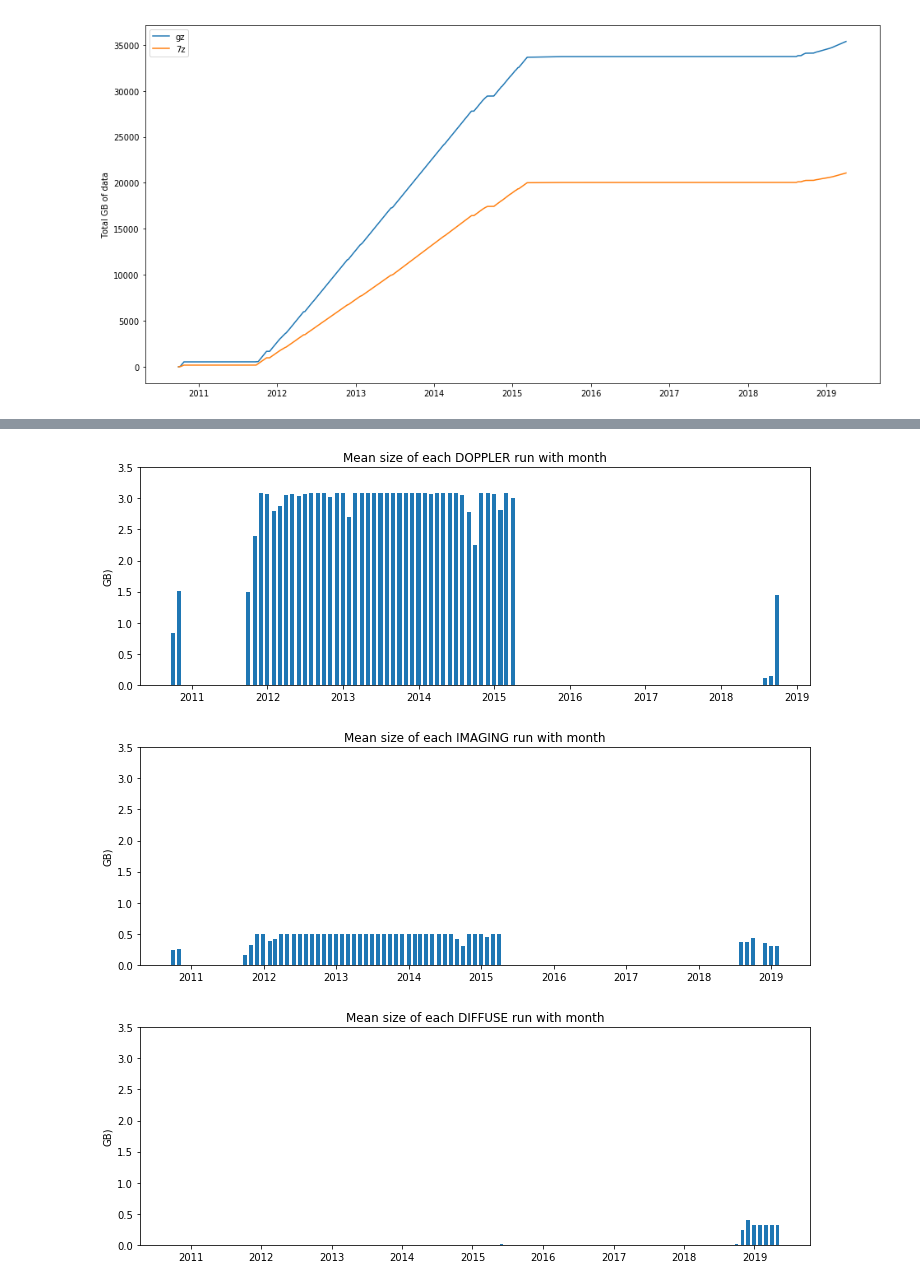
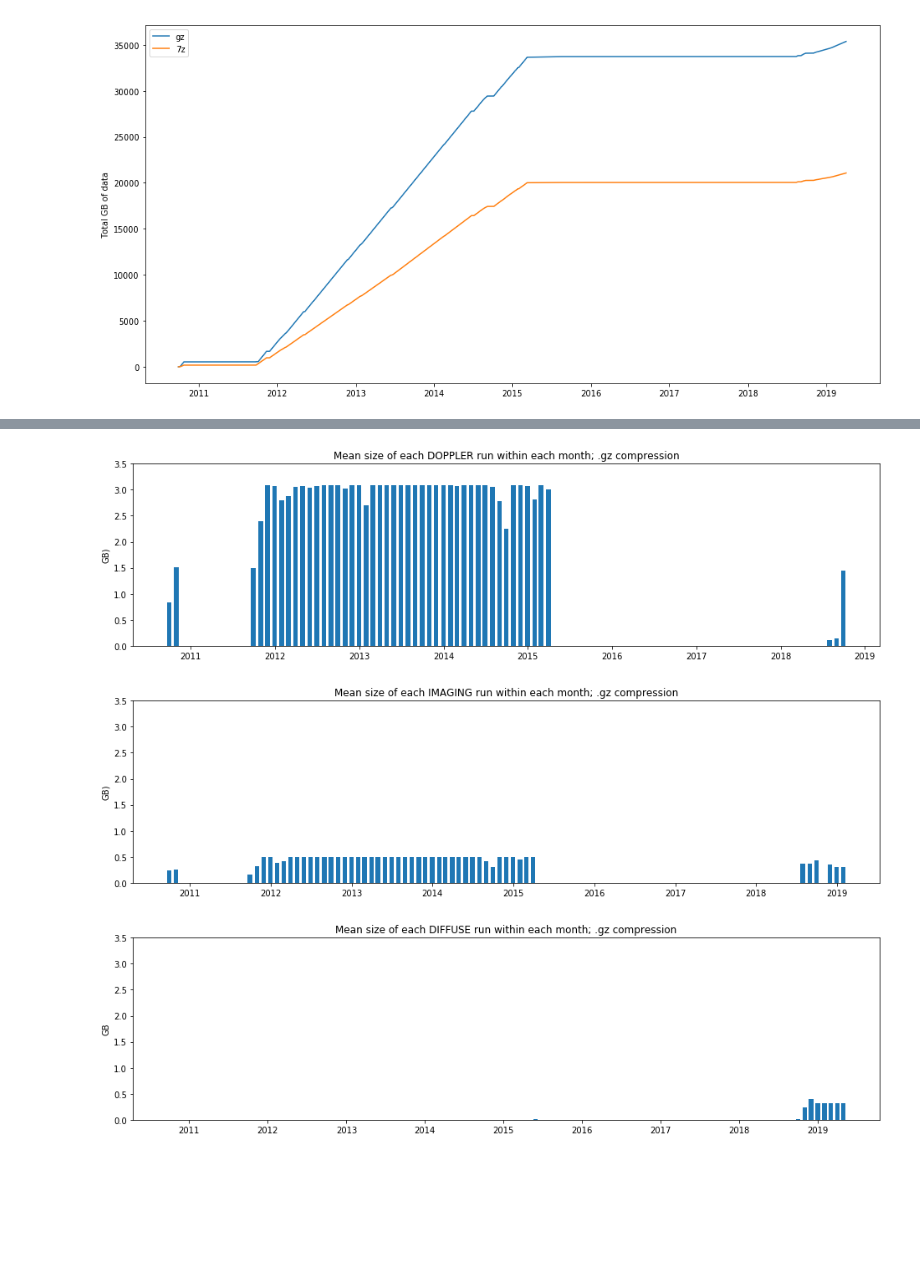
Before and after one commit to COVIS-Sonar/covis-worker, a Jupyter notebook: notebooks/summarize_data_sizes.ipynb, the cells around one changed output, grey strips where cells are left out. Drawn from its saved outputs; the diff is of its cells as text; code cells hidden in the pictures; blank space fills up the shorter version.

```diff
--- a/notebooks/summarize_data_sizes.ipynb
+++ b/notebooks/summarize_data_sizes.ipynb
@@ -295,6 +277,8 @@ by_date.sort_index(inplace=True)
 gz_per_day = pd.DataFrame( index=by_date.resample('D').sum().index )
 gz_per_month = pd.DataFrame( index=by_date.resample('M').sum().index )
 
+zip_per_month = pd.DataFrame( index=by_date.resample('M').sum().index )
+
 count_per_day = pd.DataFrame( index=gz_per_day.index )
 count_per_month = pd.DataFrame( index=gz_per_month.index )
 
@@ -310,6 +294,8 @@ for mode in data.simple_mode.unique():
     #per_month.replace(0, np.NaN, inplace=True)
 
     gz_per_month[mode] = per_month.sum()
+    zip_per_month[mode] = by_date[ by_date.simple_mode == mode ]['7z_size'].resample('M').sum() / 1024**3
+
     count_per_month[mode] = per_month.count()
 
 gz_per_day = gz_per_day.resample('M').mean()
@@ -321,7 +325,7 @@ gz_per_month = gz_per_month / 1024**3
 
 def stacked_mode_bars(df):
     fig,ax = plt.subplots()
-    fig.set_size_inches(12,8)
+    fig.set_size_inches(16,8)
 
     prev=pd.Series(0, index=df.index)
 
@@ -363,35 +367,38 @@ plt.show()
 # %%
 ## Mean data sizes
 
 mean_size_per_month = gz_per_month / count_per_month
+zip_size_per_month = zip_per_month / count_per_month
+
+
 
 def plot_mean_size(data,mode):
 
     fig,ax = plt.subplots()
-    fig.set_size_inches(12,4)
+    fig.set_size_inches(16,4)
 
     ax.bar(data.index, height=data[mode], width=20, label=mode)
     plt.ylim(0.0,3.5)
 
     return fig,ax
 
 plot_mean_size(mean_size_per_month, 'doppler')
-plt.title("Mean size of each DOPPLER run with month")
+plt.title("Mean size of each DOPPLER run within each month; .gz compression")
 plt.ylabel("GB)")
 plt.show()
 
 ##
 
 plot_mean_size(mean_size_per_month, 'imaging')
-plt.title("Mean size of each IMAGING run with month")
+plt.title("Mean size of each IMAGING run within each month; .gz compression")
 plt.ylabel("GB)")
 plt.show()
 
 plot_mean_size(mean_size_per_month, 'diffuse')
-plt.title("Mean size of each DIFFUSE run with month")
-plt.ylabel("GB)")
+plt.title("Mean size of each DIFFUSE run within each month; .gz compression")
+plt.ylabel("GB")
 plt.show()
 # %% [output]
-[figure, old version]
+[figure, new version]
-[figure, old version]
+[figure, new version]
-[figure, old version]
+[figure, new version]
```
Also changed, not shown: parts of 4 cells of this notebook.
